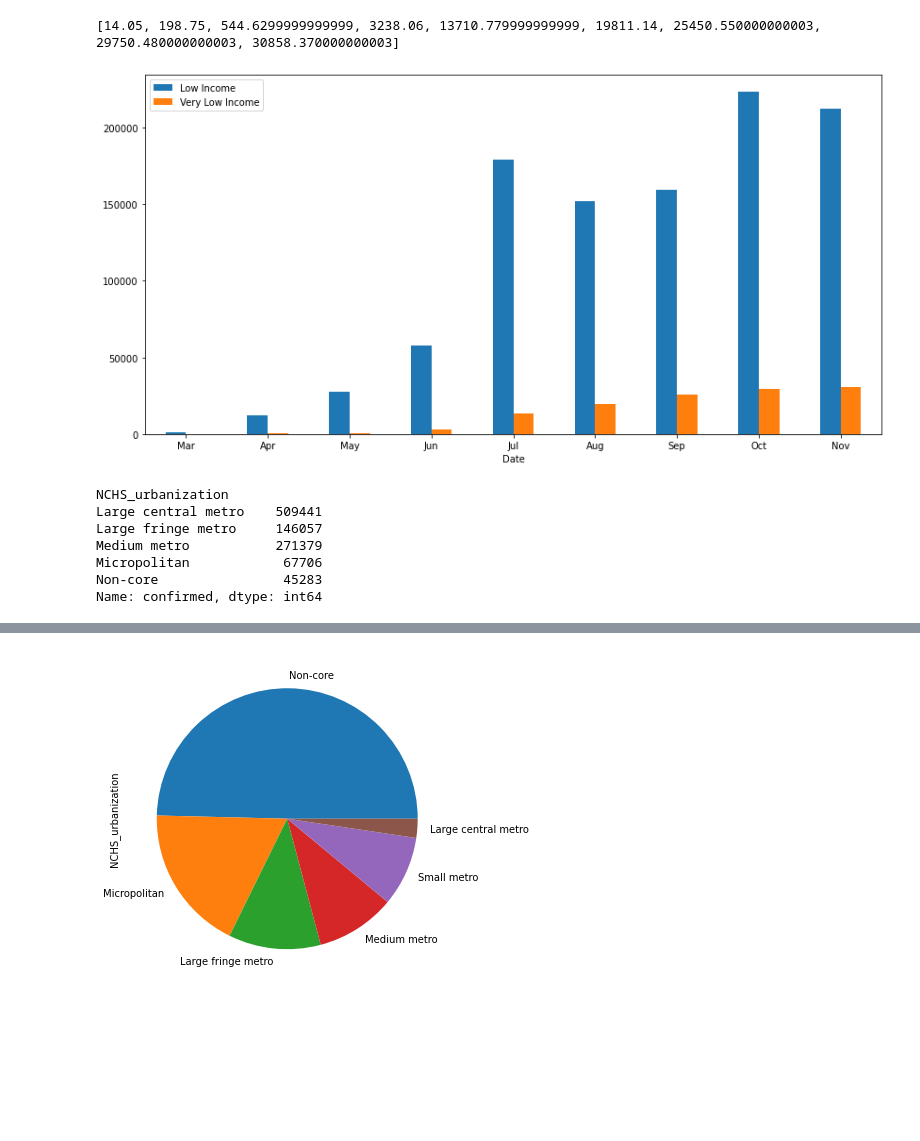
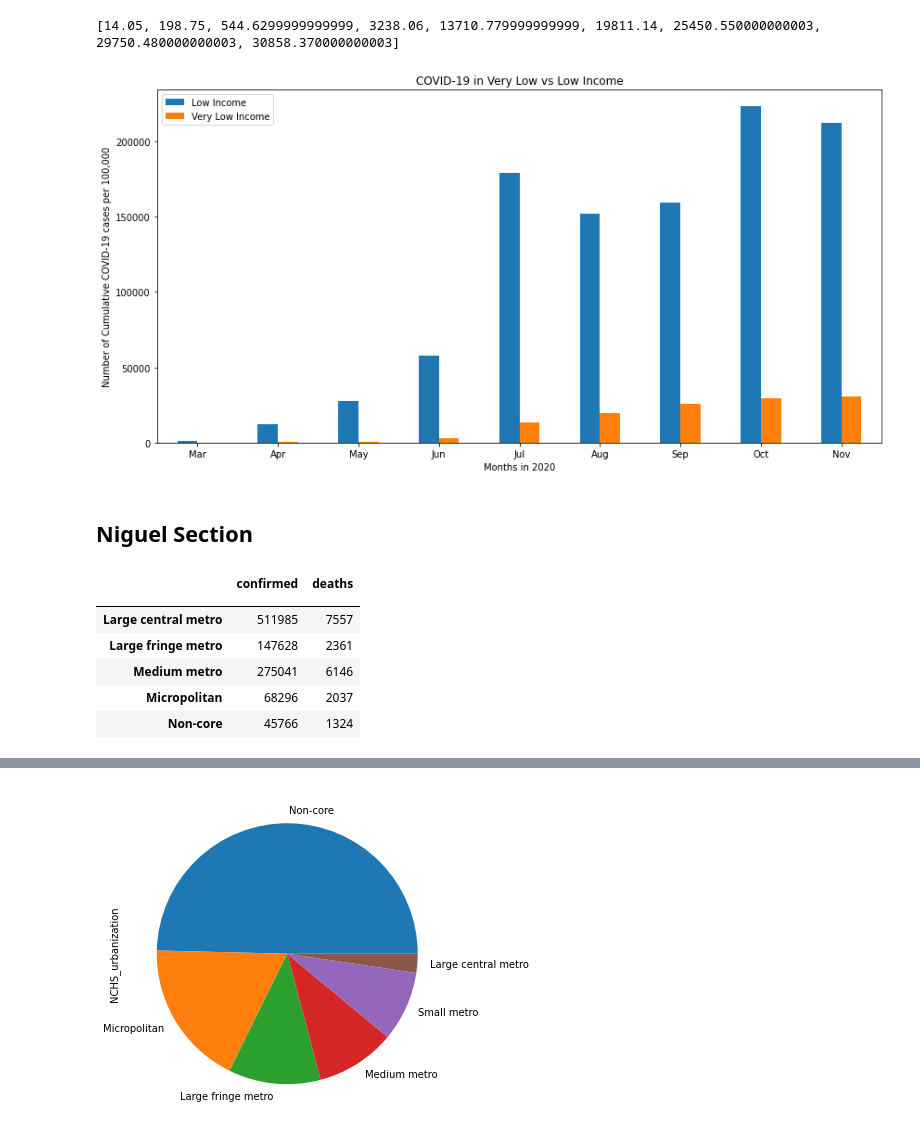
Before and after one commit to inkosi-codes/Covid-19-and-Low-Income-Communities, a Jupyter notebook: src/New_Covid_and_low_income_communities.ipynb, the cells around one changed output, grey strips where cells are left out. Cells and saved outputs as stored; diff of their text form; code cells hidden in the pictures; blank space fills up the shorter version.

```diff
--- a/src/New_Covid_and_low_income_communities.ipynb
+++ b/src/New_Covid_and_low_income_communities.ipynb
@@ -482,21 +510,29 @@ print(cumulative_numbers_cases_verylowIncome)
 # %%
 chart_bar_df = pd.DataFrame({'Low Income':cumulative_numbers_cases_lowIncome,'Very Low Income':cumulative_numbers_cases_verylowIncome}, index=date)
 # %%
+ax = chart_bar_df.plot.bar(rot=0,figsize=(14,7))
 ax.set_ylabel('Number of Cumulative COVID-19 cases per 100,000')
 ax.set_xlabel('Months in 2020')
 ax.set_title('COVID-19 in Very Low vs Low Income')
-ax = chart_bar_df.plot.bar(rot=0,figsize=(14,7))
-fig.tight_layout()
+
+plt.show()
 # %% [output]
-[figure, old version]
+[figure, new version]
+# %% [markdown]
+## Niguel Section
 # %%
 urbanization_groupby = Texas_ConfirmedByCounty_Covid.groupby('NCHS_urbanization')
-urbanization_groupby['confirmed'].sum().head()
-# %% [output]
-NCHS_urbanization
-Large central metro    509441
-Large fringe metro     146057
-Medium metro           271379
-Micropolitan            67706
-Non-core                45283
-Name: confirmed, dtype: int64
+# %%
+urbanization_df = pd.DataFrame(urbanization_groupby['confirmed'].sum())
+urbanization_df.index.names = ['']
+urbanization_df.columns.names = ['']
+urbanization_df['deaths'] = urbanization_groupby['deaths'].sum().values
+urbanization_df.head()
+# %% [output]
+|  | confirmed | deaths |
+|  |  |  |
+| Large central metro | 511985 | 7557 |
+| Large fringe metro | 147628 | 2361 |
+| Medium metro | 275041 | 6146 |
+| Micropolitan | 68296 | 2037 |
+| Non-core | 45766 | 1324 |
```
Also changed, not shown: parts of 26 cells of this notebook, 4 other files.
